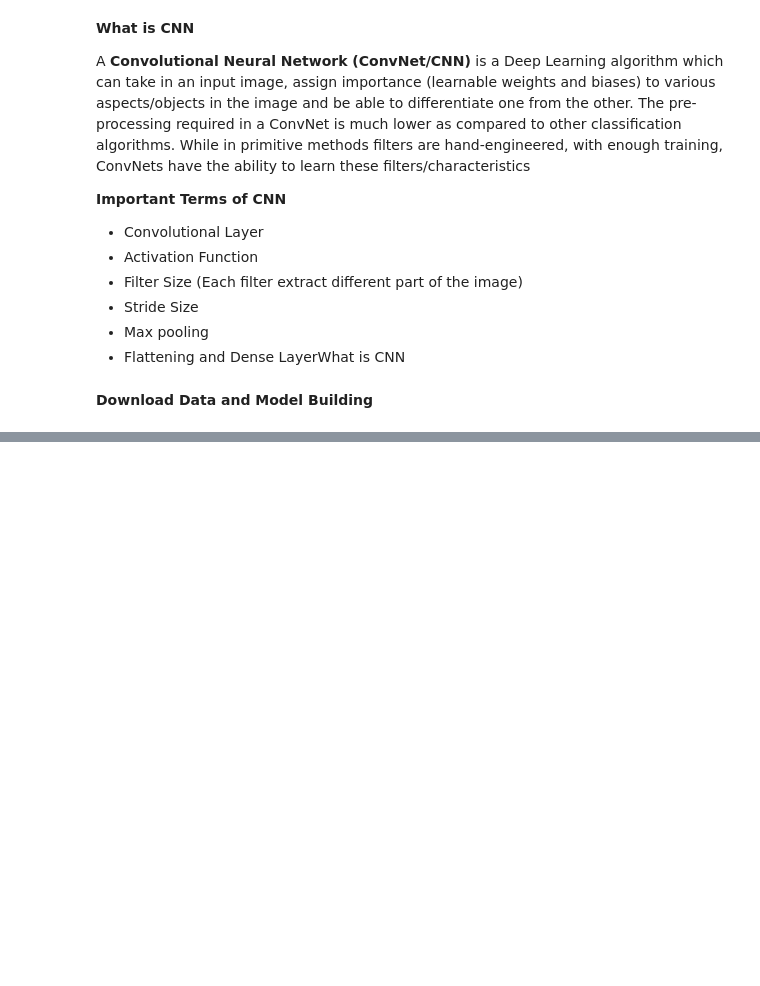
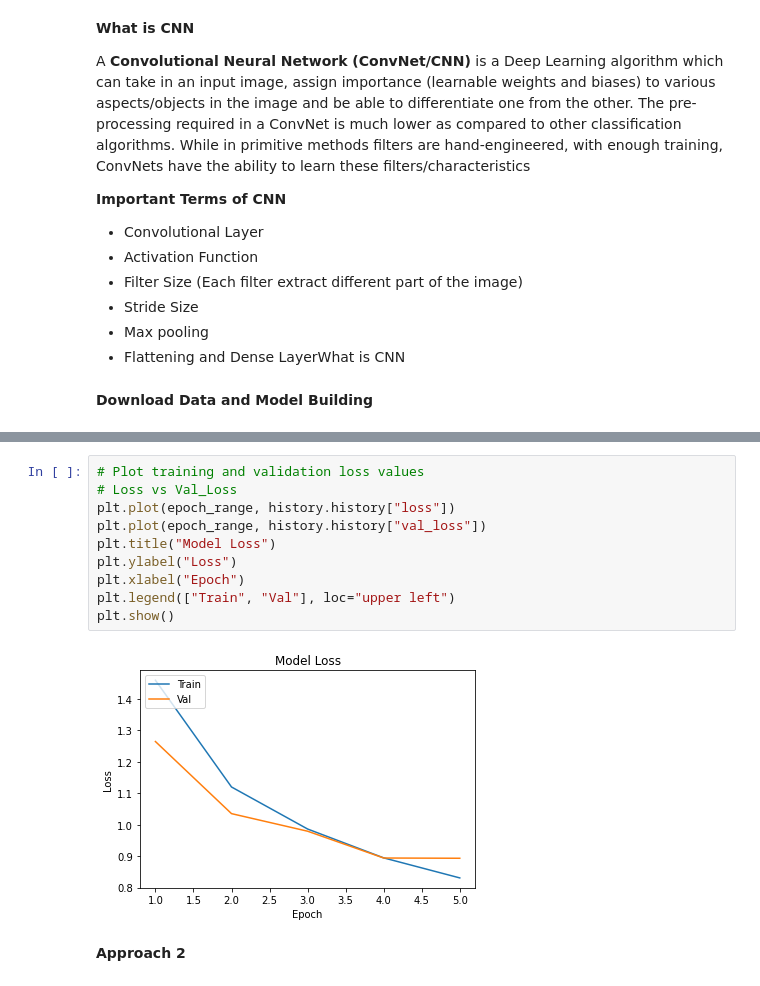
Before and after one commit to sahug/ds-tensorflow, a Jupyter notebook: Tensorflow - 2D CNN CIFAC10 Image Classifier.ipynb, the cells around one changed output, grey strips where cells are left out. Cells and saved outputs as stored; diff of their text form; blank space fills up the shorter version.

```diff
--- a/Tensorflow - 2D CNN CIFAC10 Image Classifier.ipynb
+++ b/Tensorflow - 2D CNN CIFAC10 Image Classifier.ipynb
@@ -88,0 +299,14 @@ So lets look at the point where it started overfillting by plotting the graph.
+# %%
+# Plot training and validation loss values
+# Loss vs Val_Loss
+plt.plot(epoch_range, history.history["loss"])
+plt.plot(epoch_range, history.history["val_loss"])
+plt.title("Model Loss")
+plt.ylabel("Loss")
+plt.xlabel("Epoch")
+plt.legend(["Train", "Val"], loc="upper left")
+plt.show()
+# %% [output]
+[figure, added]
+# %% [markdown]
+**Approach 2**
```
Also changed, not shown: parts of 60 cells of this notebook, 1 other file.
